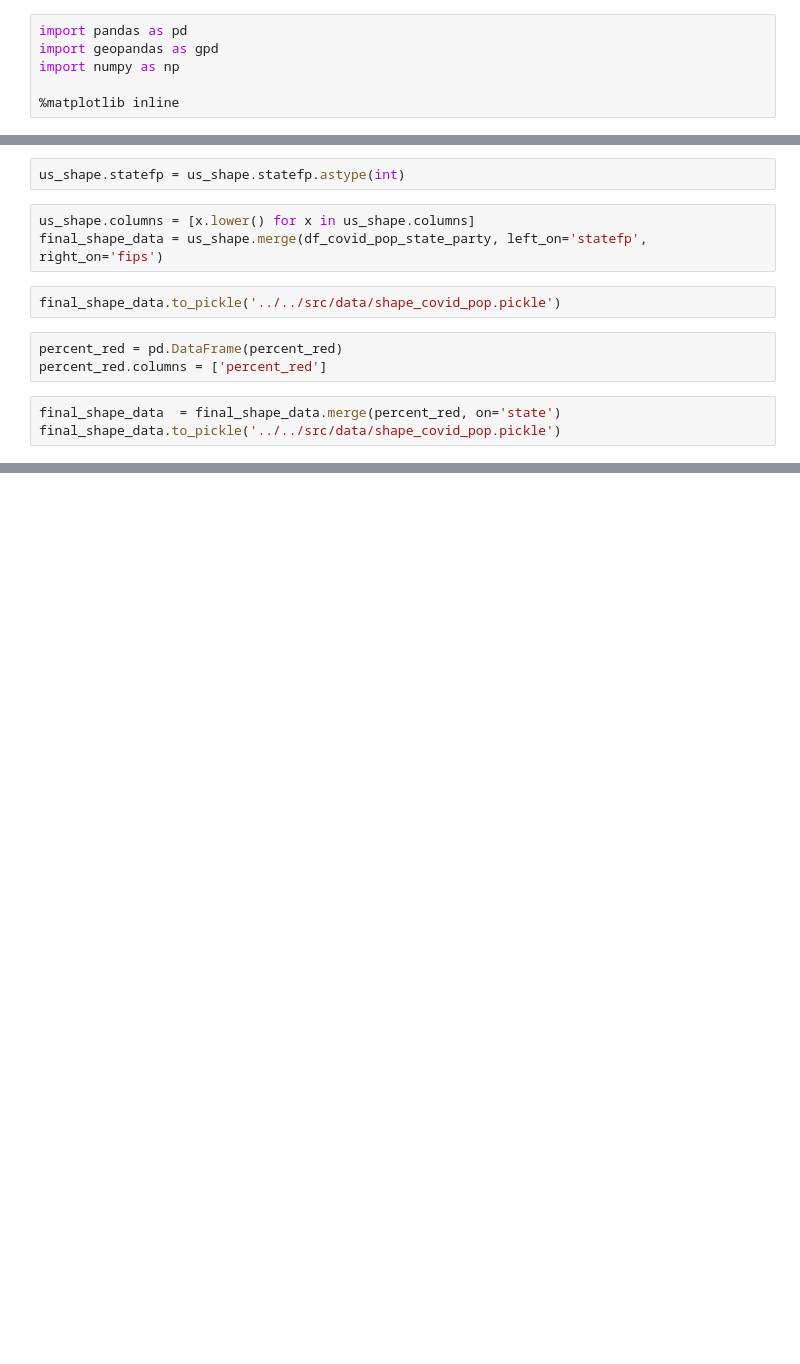
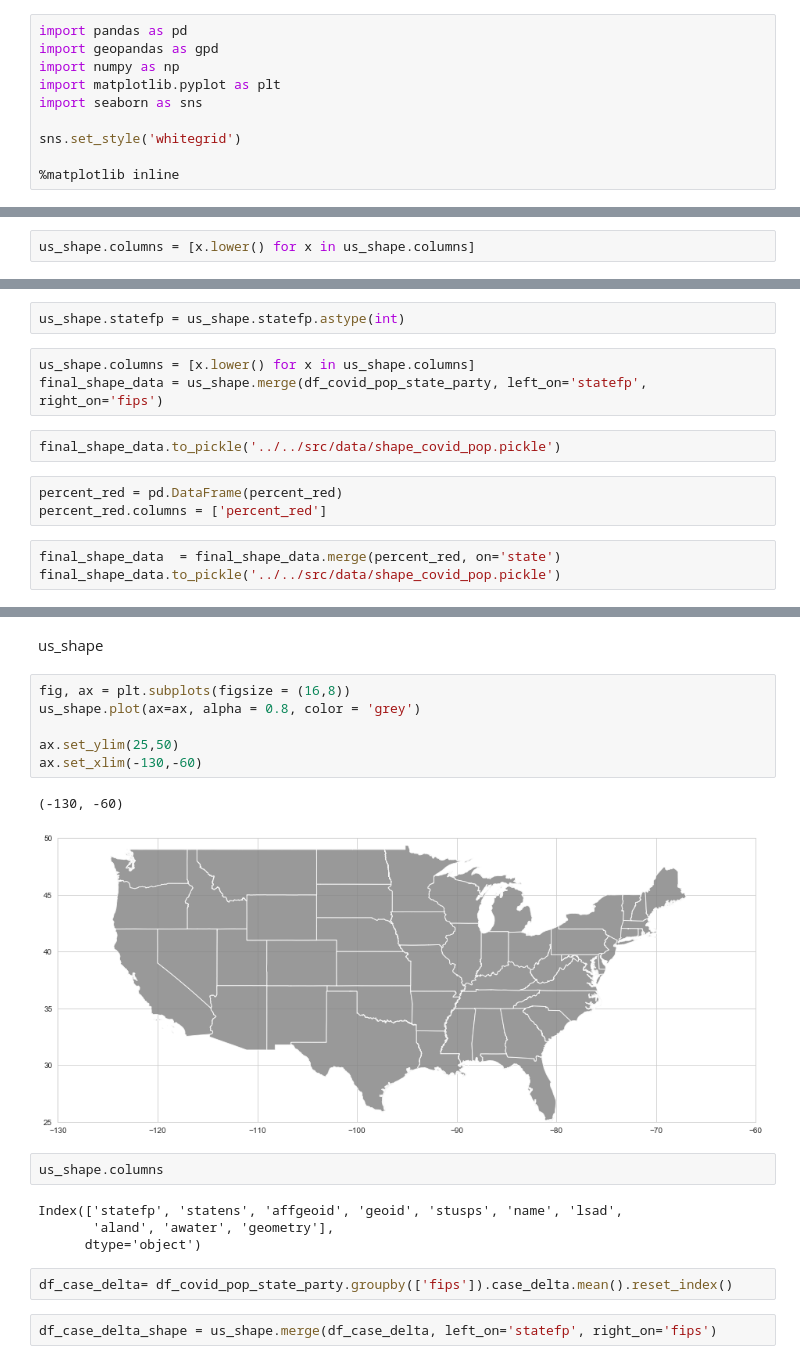
Before and after one commit to danvalen1/Corona-Employment, a Jupyter notebook: notebooks/tjh/geo-pol-covid-df-creation.ipynb, the cells around one changed output, grey strips where cells are left out. Saved outputs shown, nothing was run; the diff lists cells and outputs as text; blank space fills up the shorter version.

```diff
--- a/notebooks/tjh/geo-pol-covid-df-creation.ipynb
+++ b/notebooks/tjh/geo-pol-covid-df-creation.ipynb
@@ -2,6 +2,10 @@
 import pandas as pd
 import geopandas as gpd
 import numpy as np
+import matplotlib.pyplot as plt
+import seaborn as sns
+
+sns.set_style('whitegrid')
 
 %matplotlib inline
 # %%
@@ -217,3 +214,5 @@ us_shape
+# %%
+us_shape.columns = [x.lower() for x in us_shape.columns]
 # %% [markdown]
 # Merge on shape file data
 # %%
@@ -231,0 +241,21 @@ final_shape_data.to_pickle('../../src/data/shape_covid_pop.pickle')
+# %% [markdown]
+us_shape
+# %%
+fig, ax = plt.subplots(figsize = (16,8))
+us_shape.plot(ax=ax, alpha = 0.8, color = 'grey')
+
+ax.set_ylim(25,50)
+ax.set_xlim(-130,-60)
+# %% [output]
+(-130, -60)
+[figure, added]
+# %%
+us_shape.columns
+# %% [output]
+Index(['statefp', 'statens', 'affgeoid', 'geoid', 'stusps', 'name', 'lsad',
+       'aland', 'awater', 'geometry'],
+      dtype='object')
+# %%
+df_case_delta= df_covid_pop_state_party.groupby(['fips']).case_delta.mean().reset_index()
+# %%
+df_case_delta_shape = us_shape.merge(df_case_delta, left_on='statefp', right_on='fips')
```
Also changed, not shown: parts of 19 cells of this notebook, 2 other files.
